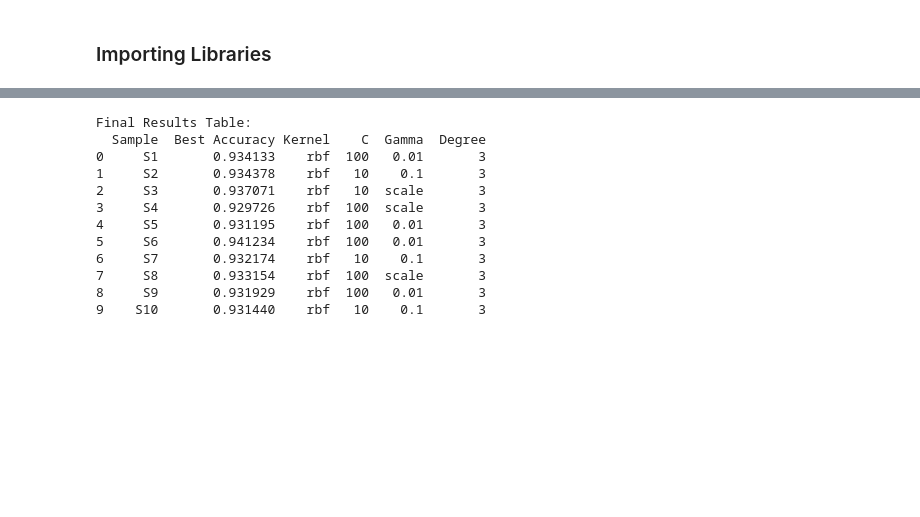
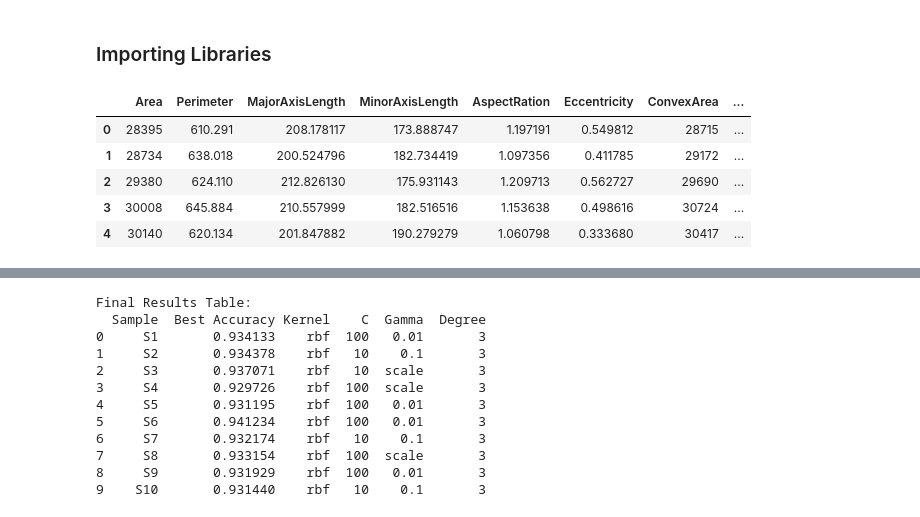
Before and after one commit to krishnanshh/Parameter-Optimization-for-SVM, a Jupyter notebook: Parameter Optimization for SVM.ipynb, the cells around one changed output, grey strips where cells are left out. Cells and saved outputs as stored; diff of their text form; code cells hidden in the pictures; blank space fills up the shorter version.

```diff
--- a/Parameter Optimization for SVM.ipynb
+++ b/Parameter Optimization for SVM.ipynb
@@ -12,3 +12,11 @@ from tqdm import tqdm
 import random
 # %%
 df = pd.read_csv("Dry Bean Dataset.csv")
+df.head()
+# %% [output]
+|  | Area | Perimeter | MajorAxisLength | MinorAxisLength | AspectRation | Eccentricity | ConvexArea | ... |
+| 0 | 28395 | 610.291 | 208.178117 | 173.888747 | 1.197191 | 0.549812 | 28715 | ... |
+| 1 | 28734 | 638.018 | 200.524796 | 182.734419 | 1.097356 | 0.411785 | 29172 | ... |
+| 2 | 29380 | 624.110 | 212.826130 | 175.931143 | 1.209713 | 0.562727 | 29690 | ... |
+| 3 | 30008 | 645.884 | 210.557999 | 182.516516 | 1.153638 | 0.498616 | 30724 | ... |
+| 4 | 30140 | 620.134 | 201.847882 | 190.279279 | 1.060798 | 0.333680 | 30417 | ... |
```
Also changed, not shown: parts of 2 cells of this notebook, 1 other file.
